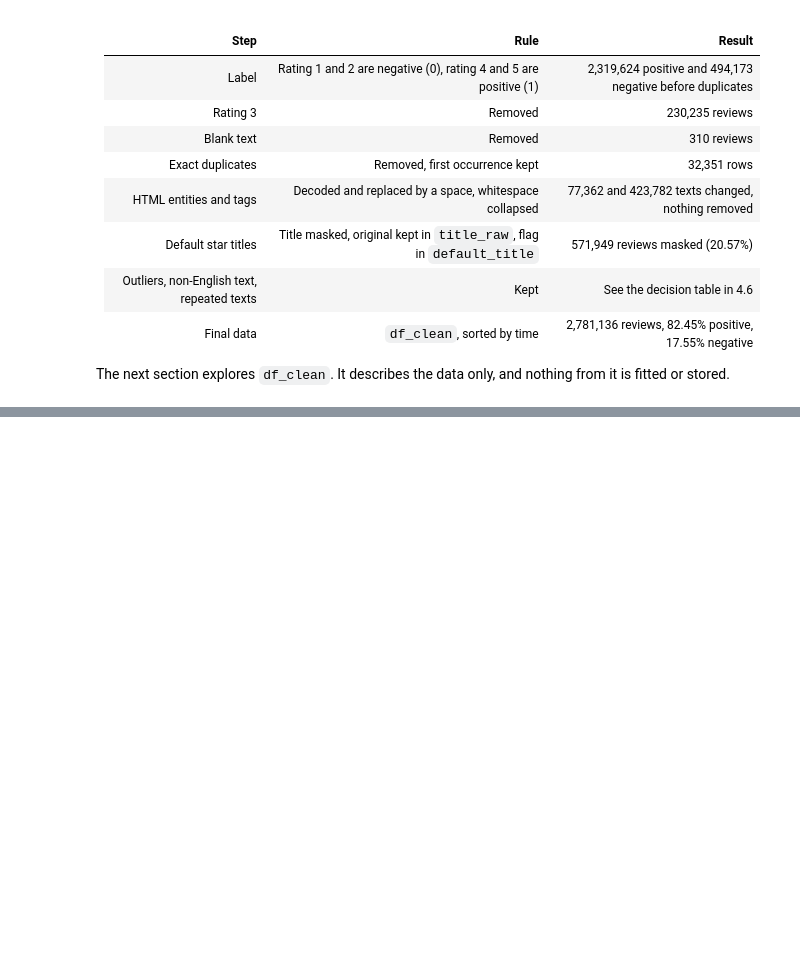
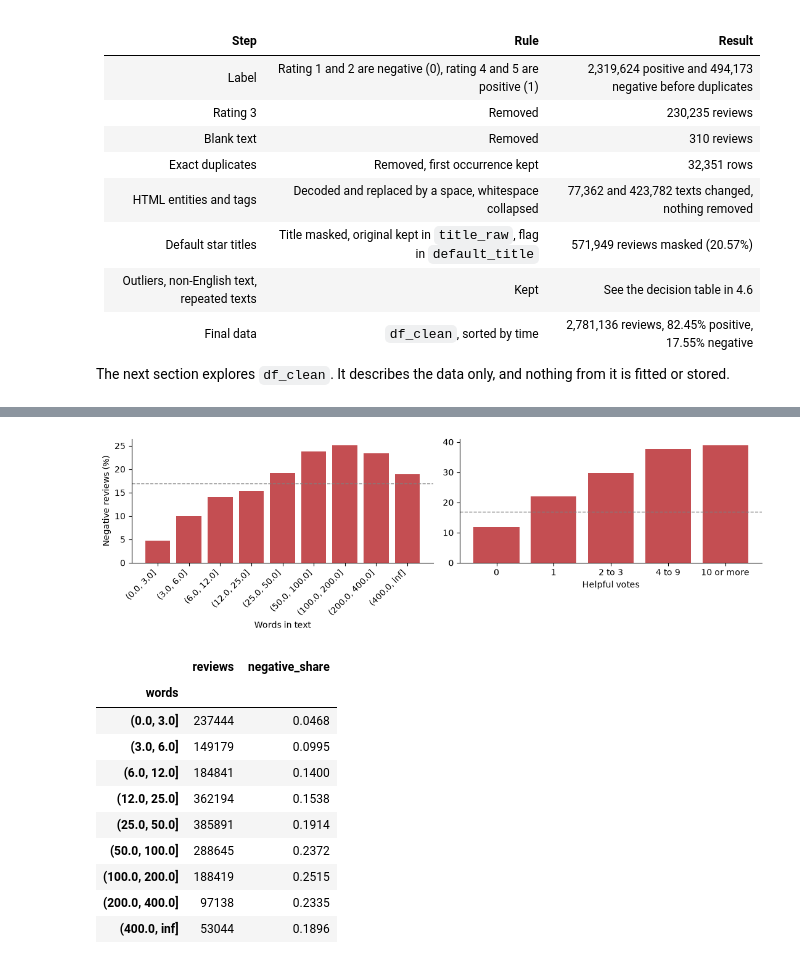
Before and after one commit to Virtuozs/MLOps2-pertemuan1-sentiment-classification, a Jupyter notebook: notebook.ipynb, the cells around one changed output, grey strips where cells are left out. Cells and saved outputs as stored; diff of their text form; code cells hidden in the pictures; blank space fills up the shorter version.

```diff
--- a/notebook.ipynb
+++ b/notebook.ipynb
@@ -992,0 +1140,35 @@ The next section explores `df_clean`. It describes the data only, and nothing fr
+# %%
+len_bins = pd.cut(num['words'], [0, 3, 6, 12, 25, 50, 100, 200, 400, np.inf])
+neg_by_len = (1 - num['label']).groupby(len_bins, observed=True).agg(['size', 'mean'])
+neg_by_len.columns = ['reviews', 'negative_share']
+
+vote_bins = pd.cut(num['helpful_vote'], [-1, 0, 1, 3, 9, np.inf], labels=['0', '1', '2 to 3', '4 to 9', '10 or more'])
+neg_by_vote = (1 - num['label']).groupby(vote_bins, observed=True).agg(['size', 'mean'])
+neg_by_vote.columns = ['reviews', 'negative_share']
+
+fig, axes = plt.subplots(1, 2, figsize=(11, 3.4))
+axes[0].bar(range(len(neg_by_len)), neg_by_len['negative_share'] * 100, color=NEG)
+axes[0].set_xticks(range(len(neg_by_len)), [str(i) for i in neg_by_len.index], rotation=45, ha='right')
+axes[0].set_xlabel('Words in text')
+axes[0].set_ylabel('Negative reviews (%)')
+axes[0].axhline(100 * (1 - num['label'].mean()), color='grey', linestyle='--', linewidth=1)
+axes[1].bar(range(len(neg_by_vote)), neg_by_vote['negative_share'] * 100, color=NEG)
+axes[1].set_xticks(range(len(neg_by_vote)), list(neg_by_vote.index))
+axes[1].set_xlabel('Helpful votes')
+axes[1].axhline(100 * (1 - num['label'].mean()), color='grey', linestyle='--', linewidth=1)
+plt.tight_layout()
+plt.show()
+neg_by_len.round(4)
+# %% [output]
+[figure, added]
+|  | reviews | negative_share |
+| words |  |  |
+| (0.0, 3.0] | 237444 | 0.0468 |
+| (3.0, 6.0] | 149179 | 0.0995 |
+| (6.0, 12.0] | 184841 | 0.1400 |
+| (12.0, 25.0] | 362194 | 0.1538 |
+| (25.0, 50.0] | 385891 | 0.1914 |
+| (50.0, 100.0] | 288645 | 0.2372 |
+| (100.0, 200.0] | 188419 | 0.2515 |
+| (200.0, 400.0] | 97138 | 0.2335 |
+| (400.0, inf] | 53044 | 0.1896 |
```
Also changed, not shown: parts of 27 cells of this notebook.
